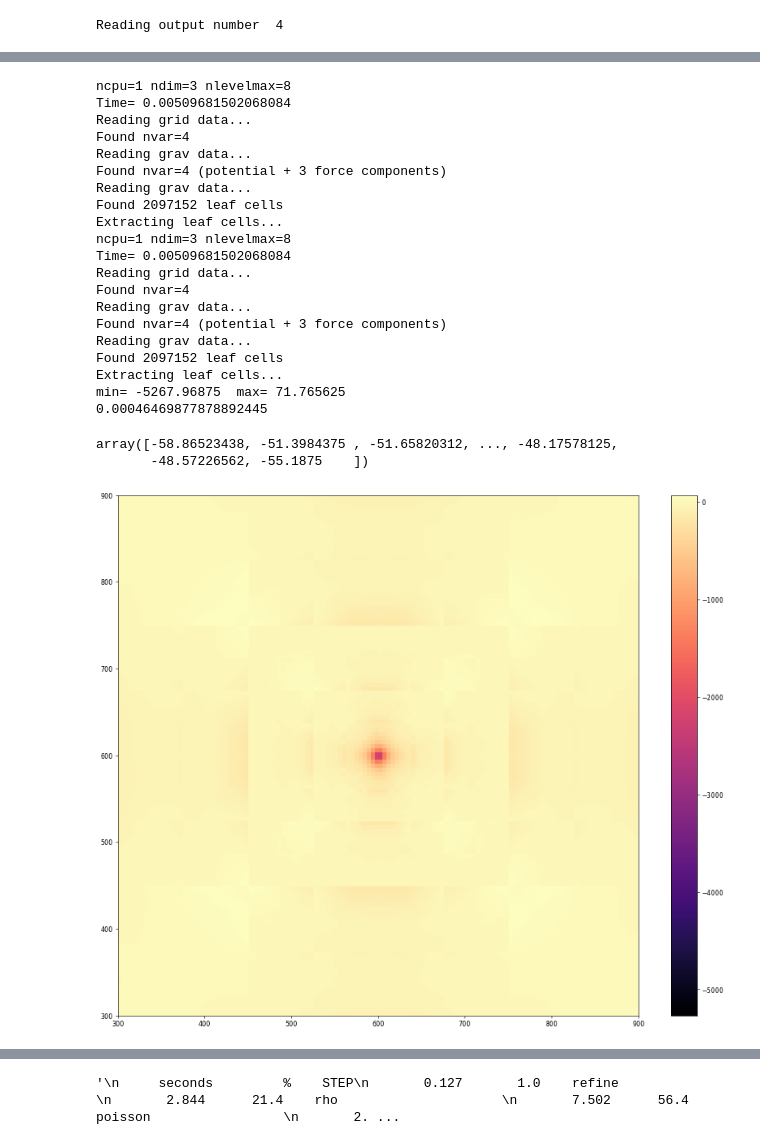
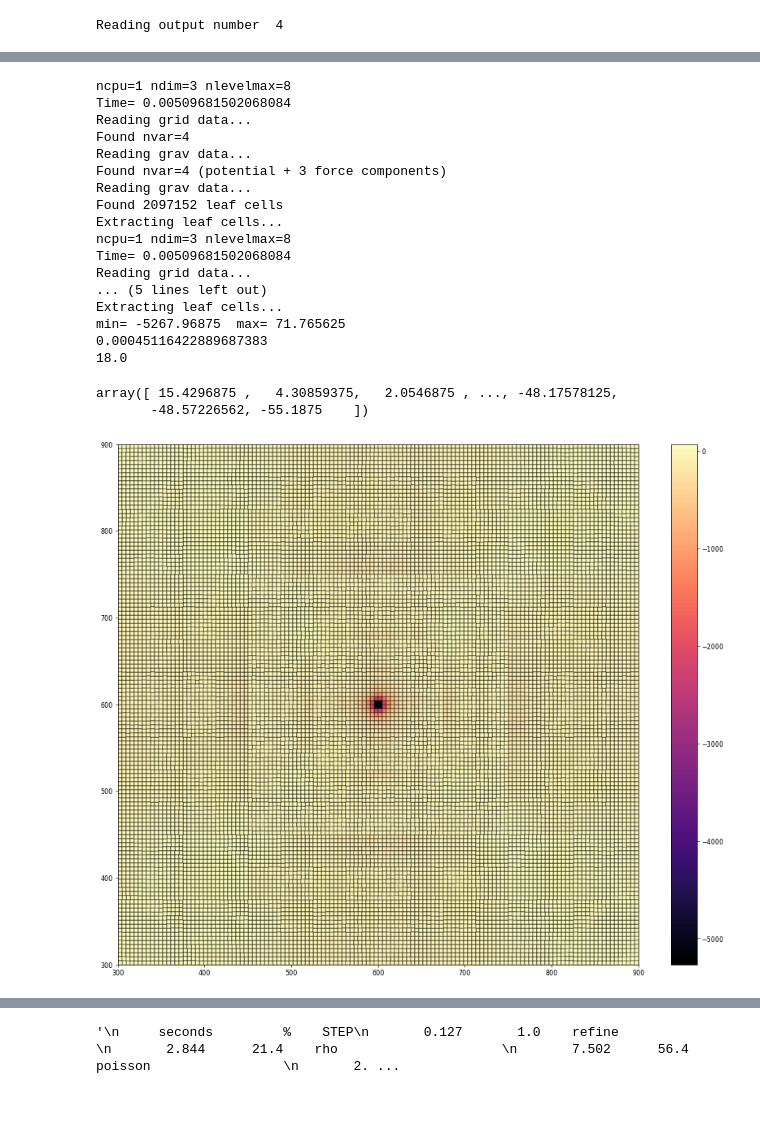
Before and after one commit to Byeol-Haneul/Ramses-FMM, a Jupyter notebook: analyze/amr.ipynb, the cells around one changed output, grey strips where cells are left out. Cells and saved outputs as stored; diff of their text form; code cells hidden in the pictures; blank space fills up the shorter version.

```diff
--- a/analyze/amr.ipynb
+++ b/analyze/amr.ipynb
@@ -36,7 +36,7 @@ if prefix=="rt":
 print("Reading output number ",nout)
 
 
-def compare(nout, nout_base):
+def compare(nout, nout_base, cen = 600, width = 10, grid=True):
     nout = str(nout)
     nout_base = str(nout_base)
     c=ram.rd_cell(nout,path=path,prefix=prefix,center=center)
@@ -44,21 +44,32 @@ def compare(nout, nout_base):
     c_base=ram.rd_cell(nout_base,path=path,prefix=prefix,center=center)
     i_base=ram.rd_info(nout_base,path=path)
     ii=1; jj=2
-    mask = np.abs(c.x[2] - 600)<10
-    ram.visu(c.x[0][mask],c.x[1][mask],c.dx[mask],c.g[0][mask]-c_base.g[0][mask],sort=c.g[0][mask]-c_base.g[0][mask], cmap='magma')
+    mask = np.abs(c.x[2] - cen)<width
+    if grid:
+        ram.visu(c.x[0][mask],c.x[1][mask],c.dx[mask],c.g[0][mask]-c_base.g[0][mask],sort=c.g[0][mask]-c_base.g[0][mask], cmap='magma', grid=grid)
+    else:
+        ram.visu(c.x[0][mask],c.x[1][mask],c.dx[mask],c.g[0][mask]-c_base.g[0][mask],sort=c.g[0][mask]-c_base.g[0][mask], cmap='magma')
+
     print(np.median((c.g[0][mask]-c_base.g[0][mask])/c_base.g[0][mask]))
+    print(np.log(np.sum(np.array(c.level)==7)/8 + np.sum(np.array(c.level)==6))/np.log(2))
     return c.g[0][mask]-c_base.g[0][mask]
 
-def plot(nout, grid=True):
+def plot(nout, cen = 600, width = 10, grid=True):
     ii=1; jj=2
     nout = str(nout)
     c=ram.rd_cell(nout,path=path,prefix=prefix,center=center)
     i=ram.rd_info(nout,path=path)
-    mask = np.abs(c.x[2] - 600)<10
-    if grid:
-        ram.visu(c.x[0][mask],c.x[1][mask],c.dx[mask],c.g[0][mask],sort=c.g[0][mask], cmap='magma', grid=grid)
-    else:
-        ram.visu(c.x[0][mask],c.x[1][mask],c.dx[mask],c.g[0][mask],sort=c.g[0][mask], cmap='magma')
+    mask = np.abs(c.x[2] - cen)<width
+    print("UNIQUE LEVELS: ", np.unique(c.level))
+    try:
+        if grid:
+            ram.visu(c.x[0][mask],c.x[1][mask],c.dx[mask],c.g[0][mask],sort=c.g[0][mask], cmap='magma', grid=grid)
+        else:
+            ram.visu(c.x[0][mask],c.x[1][mask],c.dx[mask],c.g[0][mask],sort=c.g[0][mask], cmap='magma')
+    except Exception as e:
+        print(e)
+
+    return c
 # %% [output]
 Reading output number  4
 # %%
@@ -95,27 +104,24 @@ array([ -89.2890625 ,  -95.0859375 ,  -96.84375   , ...,  -94.18945312,
 # %%
-compare(5,6)
+compare(5,6, 600, 5)
 # %% [output]
 ncpu=1 ndim=3 nlevelmax=8
 Time= 0.00509681502068084
 Reading grid data...
 Found nvar=4
 Reading grav data...
 Found nvar=4 (potential + 3 force components)
 Reading grav data...
 Found 2097152 leaf cells
 Extracting leaf cells...
 ncpu=1 ndim=3 nlevelmax=8
 Time= 0.00509681502068084
 Reading grid data...
-Found nvar=4
-Reading grav data...
-Found nvar=4 (potential + 3 force components)
-Reading grav data...
-Found 2097152 leaf cells
+... (5 lines left out)
 Extracting leaf cells...
 min= -5267.96875  max= 71.765625
-0.00046469877878892445
+0.00045116422889687383
+18.0
-array([-58.86523438, -51.3984375 , -51.65820312, ..., -48.17578125,
+array([ 15.4296875 ,   4.30859375,   2.0546875 , ..., -48.17578125,
        -48.57226562, -55.1875    ])
-[figure, old version]
+[figure, new version]
 # %%
```
Also changed, not shown: parts of 6 cells of this notebook, 6 other files.
